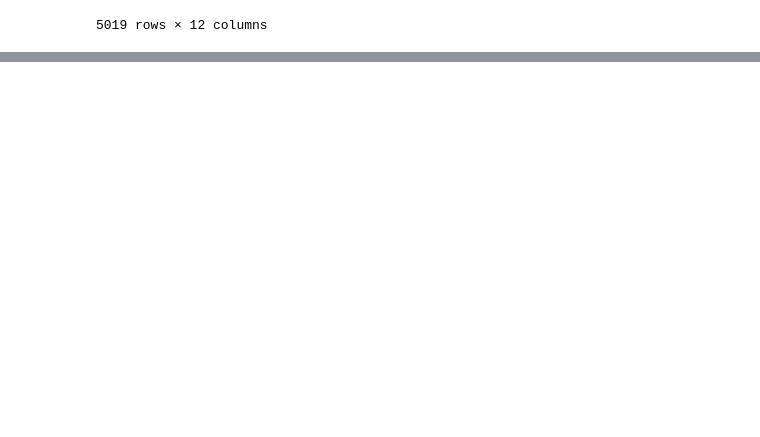
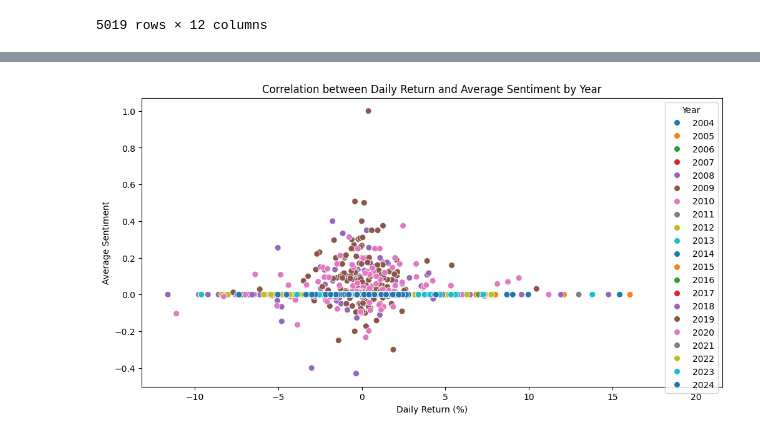
Before and after one commit to Liya-F/Kifiya-AI-MasteryW1, a Jupyter notebook: notebooks/correlationAnalysis.ipynb, the cells around one changed output, grey strips where cells are left out. Saved outputs shown, nothing was run; the diff lists cells and outputs as text; code cells hidden in the pictures; blank space fills up the shorter version.

Commit message:
feat: correlationAnalysis visualization

```diff
--- a/notebooks/correlationAnalysis.ipynb
+++ b/notebooks/correlationAnalysis.ipynb
@@ -103,6 +132,3 @@ stock_data.head()
 | 2 | 2004-08-23 | 2.758411 | 2.826406 | 2.716070 | 2.724787 | 2.721690 | 366857939 | 0.0 | 0.0 | ... |
 | 3 | 2004-08-24 | 2.770615 | 2.779581 | 2.579581 | 2.611960 | 2.608991 | 306396159 | 0.0 | 0.0 | ... |
 | 4 | 2004-08-25 | 2.614201 | 2.689918 | 2.587302 | 2.640104 | 2.637103 | 184645512 | 0.0 | 0.0 | ... |
-# %%
-stock_data['Date'] = pd.to_datetime(stock_data['Date'], errors='coerce')
-stock_data.info()
@@ -127,3 +134,0 @@ memory usage: 392.3 KB
-# %%
-daily_sentiment['date'] = pd.to_datetime(daily_sentiment['date'], errors='coerce')
-daily_sentiment.info()
@@ -215,0 +243,25 @@ Missing Dates in News Data: 5015
+# %%
+# Ensure 'Date' is in datetime format
+merged_data['Date'] = pd.to_datetime(merged_data['Date'], errors='coerce')
+
+# Create a new column for the year or month to use as a hue
+merged_data['Year'] = merged_data['Date'].dt.year
+
+# Set the size of the plot
+plt.figure(figsize=(12, 6))
+
+# Create a scatter plot with a regression line and color by Year
+sns.scatterplot(x='daily_return', y='avg_sentiment', hue='Year', data=merged_data, palette='tab10', s=50)
+
+# Add labels and title
+plt.xlabel('Daily Return (%)')
+plt.ylabel('Average Sentiment')
+plt.title('Correlation between Daily Return and Average Sentiment by Year')
+
+# Display the legend
+plt.legend(title='Year')
+
+# Show the plot
+plt.show()
+# %% [output]
+[figure, added]
```
Also changed, not shown: parts of 17 cells of this notebook.
